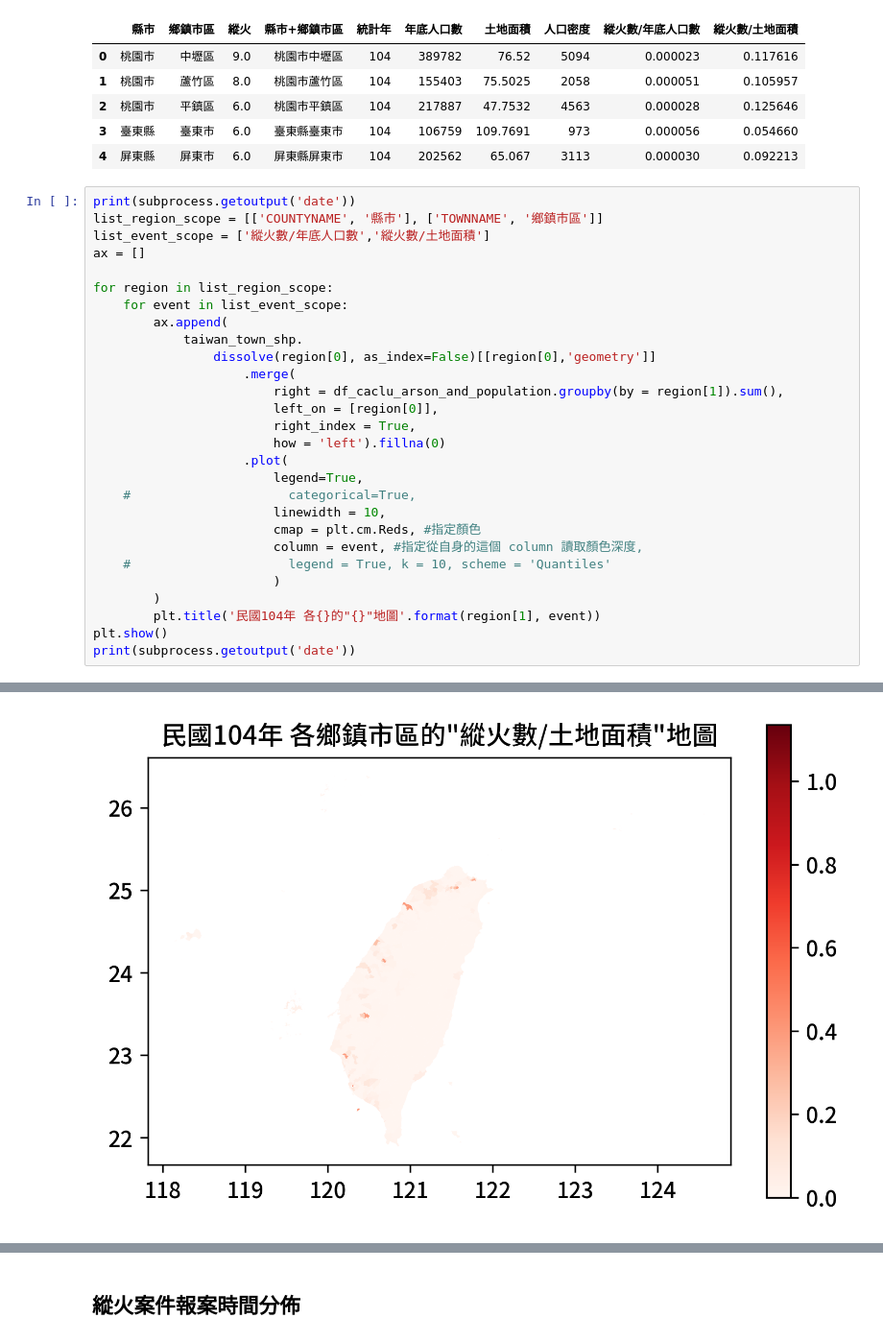
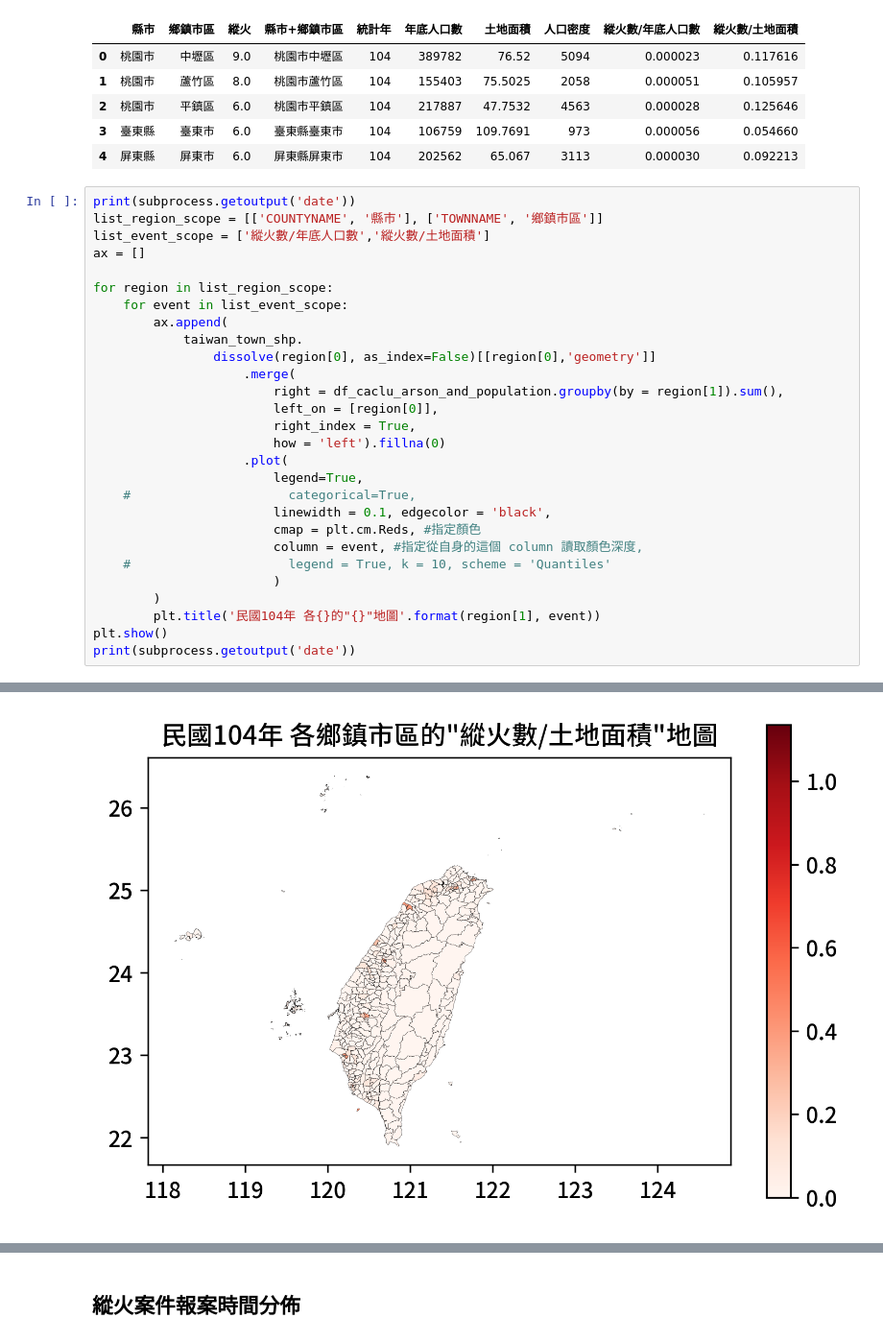
Before and after one commit to mosdeo/104-Taichung_FireDisasterEvent_DataMining, a Jupyter notebook: 104年臺灣火災事件資料探勘.ipynb, the cells around one changed output, grey strips where cells are left out. Shown at 96% size. Drawn from its saved outputs; the diff is of its cells as text.

```diff
--- a/104年臺灣火災事件資料探勘.ipynb
+++ b/104年臺灣火災事件資料探勘.ipynb
@@ -396,7 +401,7 @@ for region in list_region_scope:
                     .plot(
                         legend=True,
     #                     categorical=True,
-                        linewidth = 10,
+                        linewidth = 0.1, edgecolor = 'black',
                         cmap = plt.cm.Reds, #指定顏色
                         column = event, #指定從自身的這個 column 讀取顏色深度,
     #                     legend = True, k = 10, scheme = 'Quantiles'
@@ -413 +418 @@ print(subprocess.getoutput('date'))
-[figure, old version]
+[figure, new version]
```
Also changed, not shown: parts of 9 cells of this notebook.
